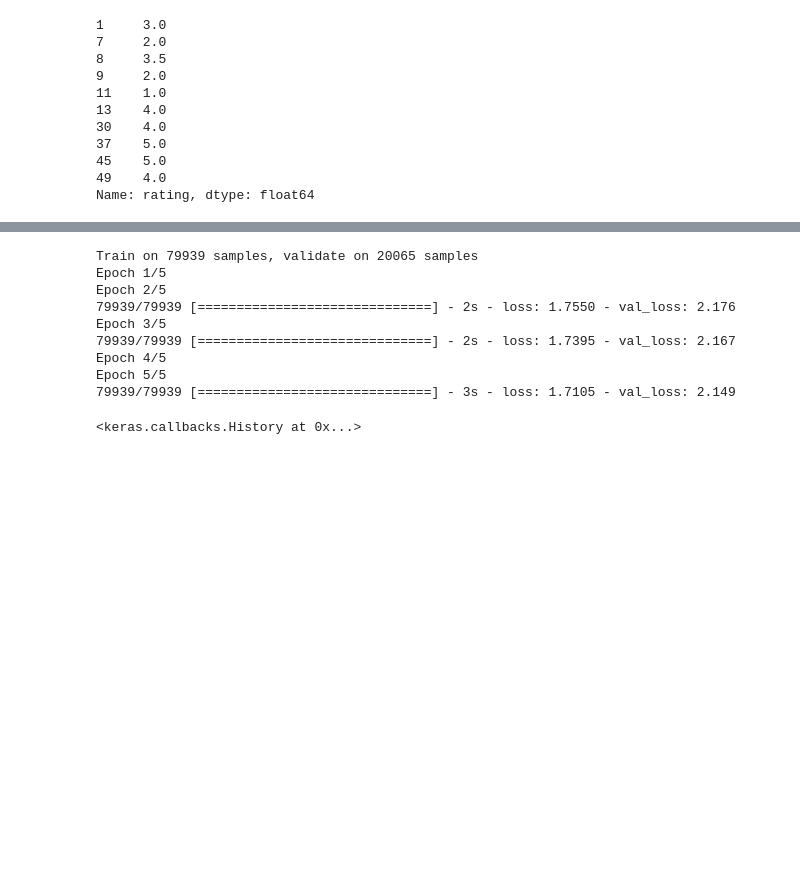
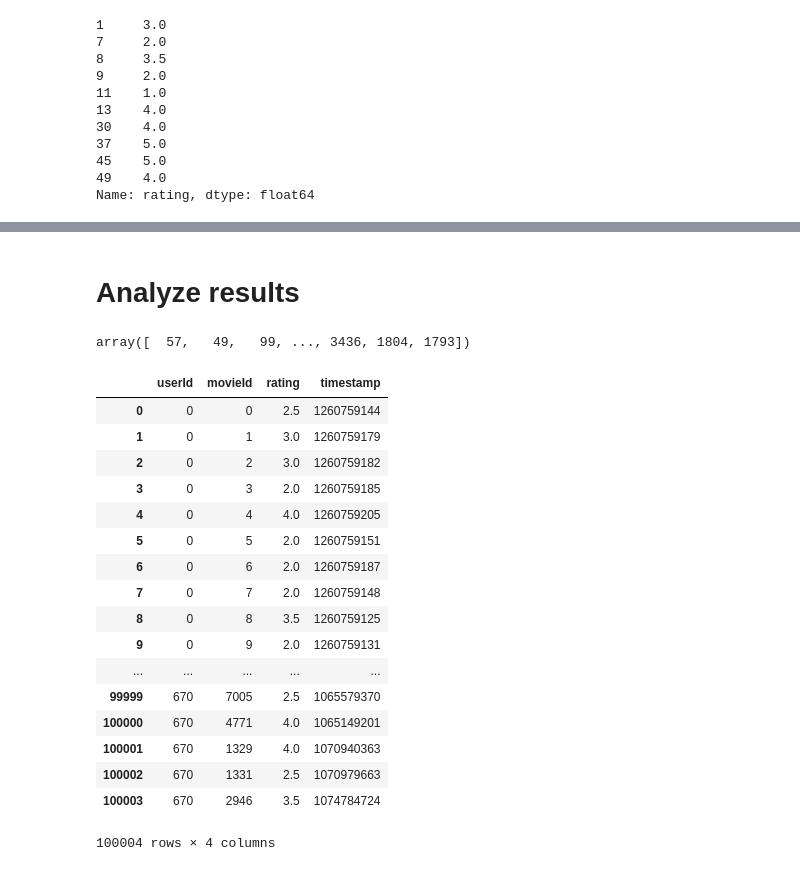
Before and after one commit to jeanfredericplante/blocks_classifier, a Jupyter notebook: notebooks/nbs/Playground.ipynb, the cells around one changed output, grey strips where cells are left out. Drawn from its saved outputs; the diff is of its cells as text; code cells hidden in the pictures; blank space fills up the shorter version.

Commit message:
analysis of latent factors

```diff
--- a/notebooks/nbs/Playground.ipynb
+++ b/notebooks/nbs/Playground.ipynb
@@ -379,3 +374,0 @@ def embedding_input(name, n_in, n_out, reg):
-# %%
-user_in, u = embedding_input('user_in', n_users, n_factors, 1e-4)
-movie_in, m = embedding_input('movie_in', n_movies, n_factors, 1e-4)
@@ -441,13 +375,39 @@ model.optimizer.lr = 0.001
-# %%
-model.fit([trn.userId,trn.movieId], trn.rating, batch_size=1024, nb_epoch=5, validation_data = ([val.userId,val.movieId], val.rating))
-# %% [output]
-Train on 79939 samples, validate on 20065 samples
-Epoch 1/5
-Epoch 2/5
-79939/79939 [==============================] - 2s - loss: 1.7550 - val_loss: 2.176
-Epoch 3/5
-79939/79939 [==============================] - 2s - loss: 1.7395 - val_loss: 2.167
-Epoch 4/5
-Epoch 5/5
-79939/79939 [==============================] - 3s - loss: 1.7105 - val_loss: 2.149
-<keras.callbacks.History at 0x...>
+# %% [markdown]
+# Analyze results
+# %%
+g = ratings.groupby('movieId')['rating'].count()
+topMovies = g.sort_values(ascending=False)[:2000]
+topMovies = np.array(topMovies.index)
+allUsers = ratings.userId.unique()
+# %%
+# best and worst movies
+movie_bias_model = Model(movie,mwb)
+# best and worst users
+user_bias_model = Model(user,uwb)
+topMovies
+# %% [output]
+array([  57,   49,   99, ..., 3436, 1804, 1793])
+# %%
+movie_biases = movie_bias_model.predict(topMovies)
+user_biases = user_bias_model.predict(allUsers)
+rated_user_biases = [(b[0], u) for b,u in zip(user_biases, allUsers)]
+ratings
+# %% [output]
+|  | userId | movieId | rating | timestamp |
+| 0 | 0 | 0 | 2.5 | 1260759144 |
+| 1 | 0 | 1 | 3.0 | 1260759179 |
+| 2 | 0 | 2 | 3.0 | 1260759182 |
+| 3 | 0 | 3 | 2.0 | 1260759185 |
+| 4 | 0 | 4 | 4.0 | 1260759205 |
+| 5 | 0 | 5 | 2.0 | 1260759151 |
+| 6 | 0 | 6 | 2.0 | 1260759187 |
+| 7 | 0 | 7 | 2.0 | 1260759148 |
+| 8 | 0 | 8 | 3.5 | 1260759125 |
+| 9 | 0 | 9 | 2.0 | 1260759131 |
+| ... | ... | ... | ... | ... |
+| 99999 | 670 | 7005 | 2.5 | 1065579370 |
+| 100000 | 670 | 4771 | 4.0 | 1065149201 |
+| 100001 | 670 | 1329 | 4.0 | 1070940363 |
+| 100002 | 670 | 1331 | 2.5 | 1070979663 |
+| 100003 | 670 | 2946 | 3.5 | 1074784724 |
+100004 rows × 4 columns
```
Also changed, not shown: parts of 16 cells of this notebook, 1 other file.
